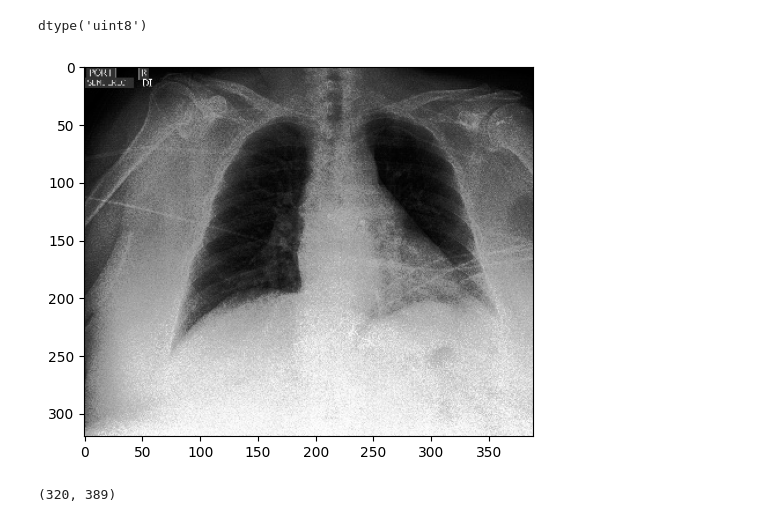
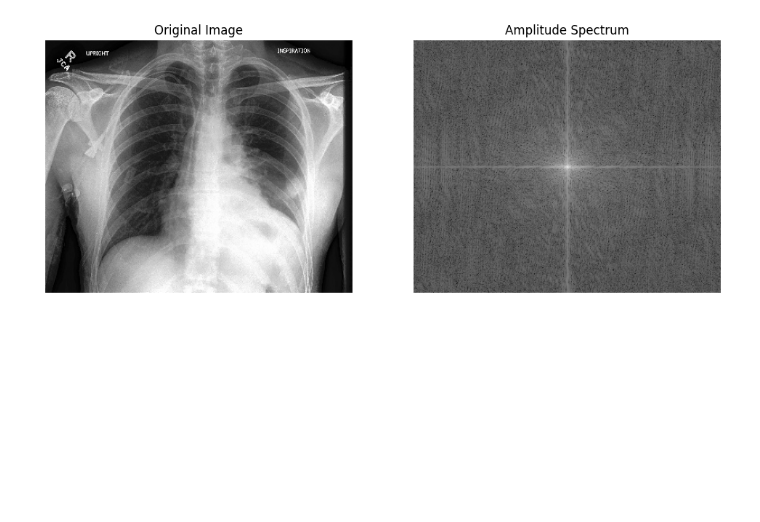
Before and after one commit to dishant24/BVM_Chest_X-Ray_Fair_AI, a Jupyter notebook: main.ipynb, the cells around one changed output. Drawn from its saved outputs; the diff is of its cells as text; code cells hidden in the pictures; blank space fills up the shorter version.

```diff
--- a/main.ipynb
+++ b/main.ipynb
@@ -94,14 +50,0 @@ sample_image = r'..//..//datasets' + '/' + str(training_data['Path'][0])
-# %%
-img = plt.imread(sample_image)
-img.dtype
-# %% [output]
-dtype('uint8')
-# %%
-plt.imshow(img,cmap='gray')
-plt.show()
-# %% [output]
-[figure, removed]
-# %%
-img.shape
-# %% [output]
-(320, 389)
@@ -107,0 +91,36 @@ img.shape
+# %%
+import numpy as np
+import matplotlib.pyplot as plt
+
+sample_image = r'..//..//datasets' + '/' + str(training_data['Path'][10])
+image = plt.imread(sample_image)
+# Compute the 2D Fourier Transform
+f_transform = np.fft.fft2(image)
+
+# Shift the zero frequency component to the center
+f_shift = np.fft.fftshift(f_transform)
+
+# Compute the amplitude spectrum
+amplitude_spectrum = np.abs(f_shift)
+
+# Apply logarithmic scaling for better visualization
+log_amplitude_spectrum = np.log(1 + amplitude_spectrum)
+
+# Plot the original image and its amplitude spectrum
+plt.figure(figsize=(12, 6))
+
+# Original Image
+plt.subplot(1, 2, 1)
+plt.imshow(image, cmap="gray")
+plt.title("Original Image")
+plt.axis("off")
+
+# Amplitude Spectrum
+plt.subplot(1, 2, 2)
+plt.imshow(log_amplitude_spectrum, cmap="gray")
+plt.title("Amplitude Spectrum")
+plt.axis("off")
+
+plt.show()
+# %% [output]
+[figure, added]
```
Also changed, not shown: parts of 36 cells of this notebook, 3 other files.
